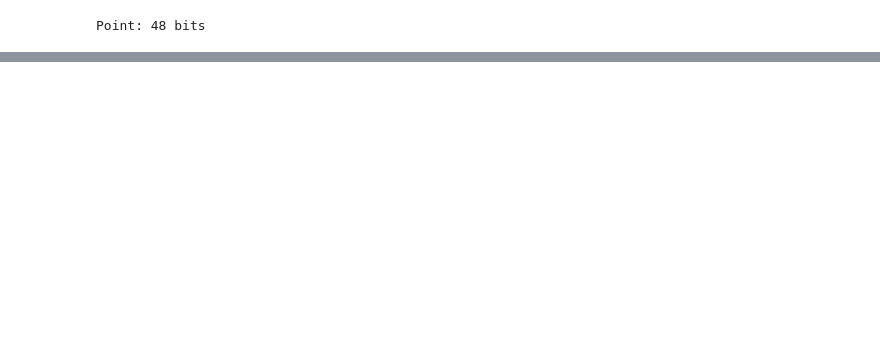
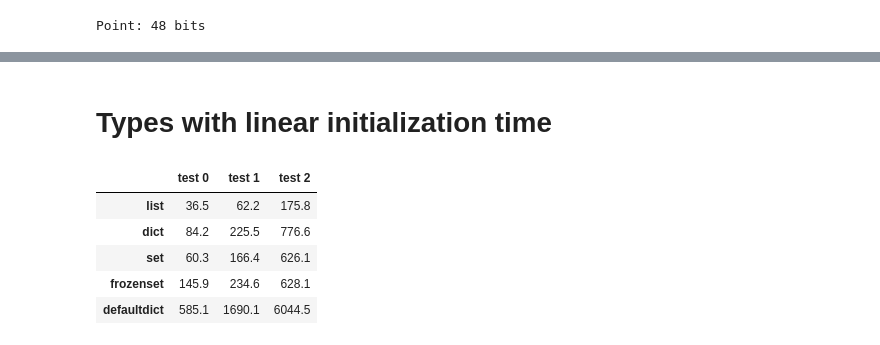
Before and after one commit to dsysoev/fun-with-python, a Jupyter notebook: python_types/memory and performance.ipynb, the cells around one changed output, grey strips where cells are left out. Cells and saved outputs as stored; diff of their text form; code cells hidden in the pictures; blank space fills up the shorter version.

```diff
--- a/python_types/memory and performance.ipynb
+++ b/python_types/memory and performance.ipynb
@@ -396,0 +573,11 @@ Point: 48 bits
+# %% [markdown]
+# Types with linear initialization time
+# %%
+df.loc[['list', 'dict', 'set', 'frozenset', 'defaultdict']]
+# %% [output]
+|  | test 0 | test 1 | test 2 |
+| list | 36.5 | 62.2 | 175.8 |
+| dict | 84.2 | 225.5 | 776.6 |
+| set | 60.3 | 166.4 | 626.1 |
+| frozenset | 145.9 | 234.6 | 628.1 |
+| defaultdict | 585.1 | 1690.1 | 6044.5 |
```
Also changed, not shown: parts of 52 cells of this notebook.
